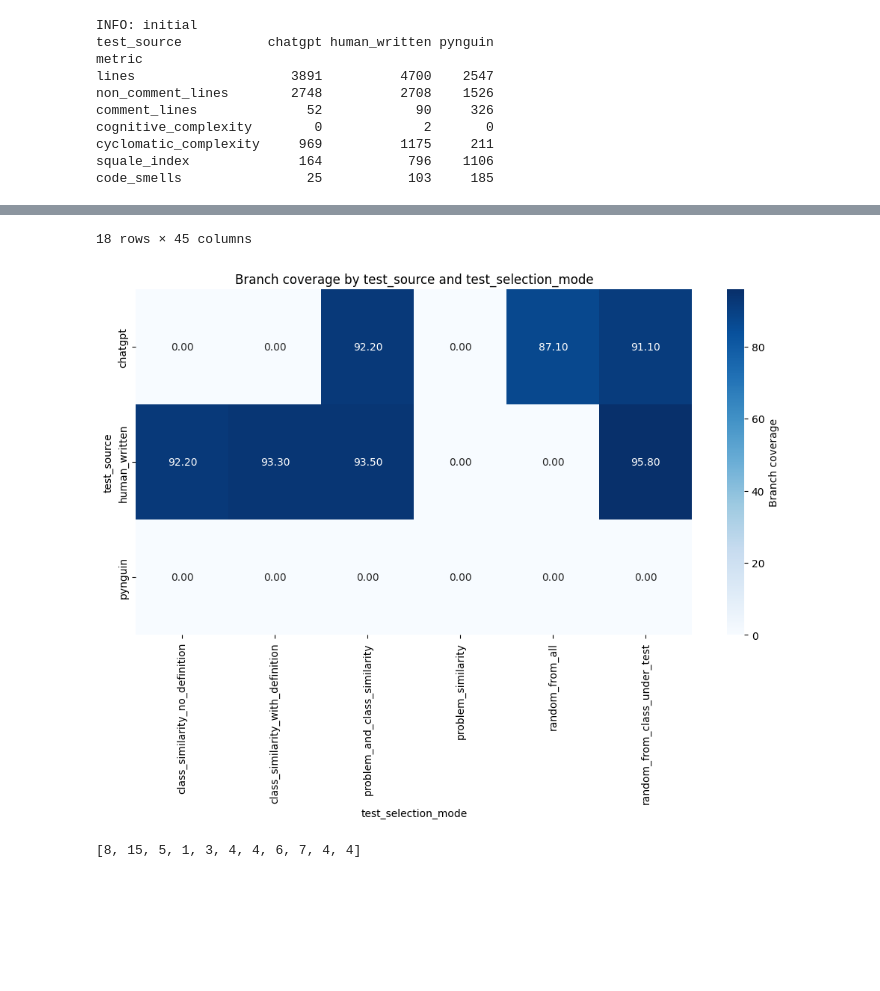
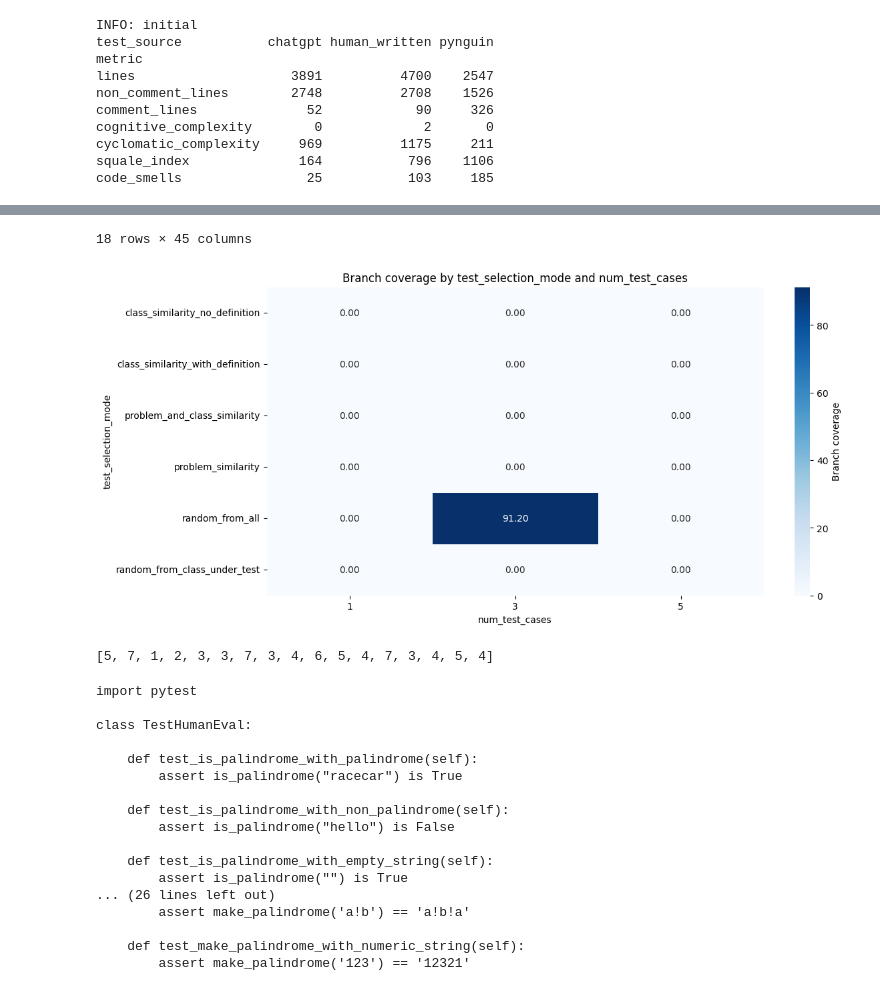
Before and after one commit to AlexChudic/test-suite-enhancement, a Jupyter notebook: src/scripts.ipynb, the cells around one changed output, grey strips where cells are left out. Drawn from its saved outputs; the diff is of its cells as text; code cells hidden in the pictures; blank space fills up the shorter version.

```diff
--- a/src/scripts.ipynb
+++ b/src/scripts.ipynb
@@ -657,9 +614,9 @@ def create_code_coverage_chart(df, settings=None, display_variable="coverage"):
 
 # Example usage
 settings = {
-    'test_source': None,
+    'test_source': "pynguin",
     'test_selection_mode': None,
-    'num_test_cases': 1  # Vary two variables
+    'num_test_cases': None  # Vary two variables
 }
 
 enhanced_dfs = get_enhanced_eval_data("human_eval", settings)
@@ -686,8 +643,9 @@ create_code_coverage_chart(enhanced_dfs, settings, "branch_coverage")
 18 rows × 45 columns
-[figure, old version]
+[figure, new version]
 # %%
 import numpy as np
 filtered_values = enhanced_dfs[enhanced_dfs['syntax_errors_after_repair'] != 0]["no_test_classes_after_repair"].tolist()
-print(filtered_values)
+print(filtered_values)# Debug what is the problem with - coverage for certain eval entries
+import src.utility_functions as uf
 # %% [output]
-[8, 15, 5, 1, 3, 4, 4, 6, 7, 4, 4]
+[5, 7, 1, 2, 3, 3, 7, 3, 4, 6, 5, 4, 7, 3, 4, 5, 4]
@@ -693,0 +666,21 @@ print(filtered_values)
+# %%
+original_file = "import pytest\n\nclass TestHumanEval:\n\n    def test_is_palindrome_with_palindrome(self):\n        assert is_palindrome(\"racecar\") is True\n\n    def test_is_palindrome_with_non_palindrome(self):\n        assert is_palindrome(\"hello\") is False\n\n    def test_is_palindrome_with_empty_string(self):\n        assert is_palindrome(\"\") is True\n\n    def test_is_palindrome_with_single_character(self):\n        assert is_palindrome(\"a\") is True\n\n    def test_is_palindrome_with_mixed_case(self):\n        assert is_palindrome(\"Aba\") is False\n\n    def test_make_palindrome_with_empty_string(self):\n        assert make_palindrome('') == ''\n\n    def test_make_palindrome_with_single_character(self):\n        assert make_palindrome('a') == 'a'\n\n    def test_make_palindrome_with_non_palindrome(self):\n        assert make_palindrome('cat') == 'catac'\n\n    def test_make_palindrome_with_palindromic_suffix(self):\n        assert make_palindrome('civic') == 'civic'\n\n    def test_make_palindrome_with_long_string(self):\n        assert make_palindrome('abcd') == 'abcddcba'\n\n    def test_make_palindrome_with_already_palindrome(self):\n        assert make_palindrome('madam') == 'madam'\n\n    def test_make_palindrome_with_special_characters(self):\n        assert make_palindrome('a!b') == 'a!b!a'\n\n    def test_make_palindrome_with_numeric_string(self):\n        assert make_palindrome('123') == '12321'\n"
+print(original_file)
+# %% [output]
+import pytest
+
+class TestHumanEval:
+
+    def test_is_palindrome_with_palindrome(self):
+        assert is_palindrome("racecar") is True
+
+    def test_is_palindrome_with_non_palindrome(self):
+        assert is_palindrome("hello") is False
+
+    def test_is_palindrome_with_empty_string(self):
+        assert is_palindrome("") is True
+... (26 lines left out)
+        assert make_palindrome('a!b') == 'a!b!a'
+
+    def test_make_palindrome_with_numeric_string(self):
+        assert make_palindrome('123') == '12321'
```
Also changed, not shown: parts of 9 cells of this notebook, 2 other files.
